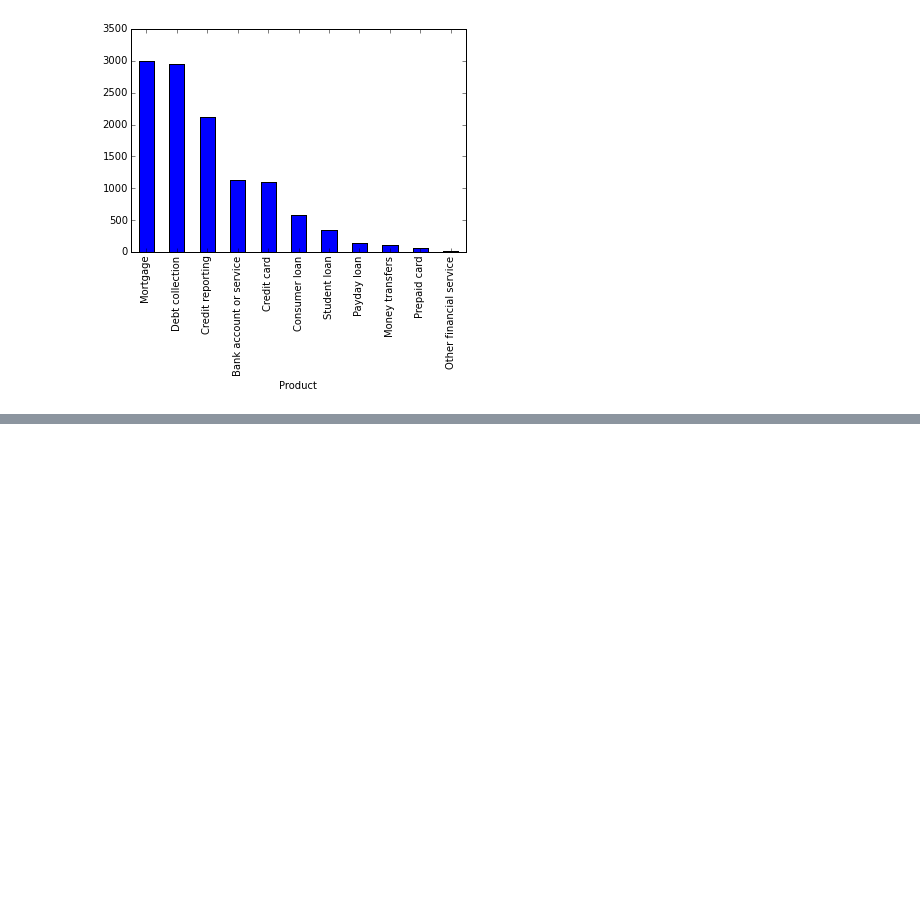
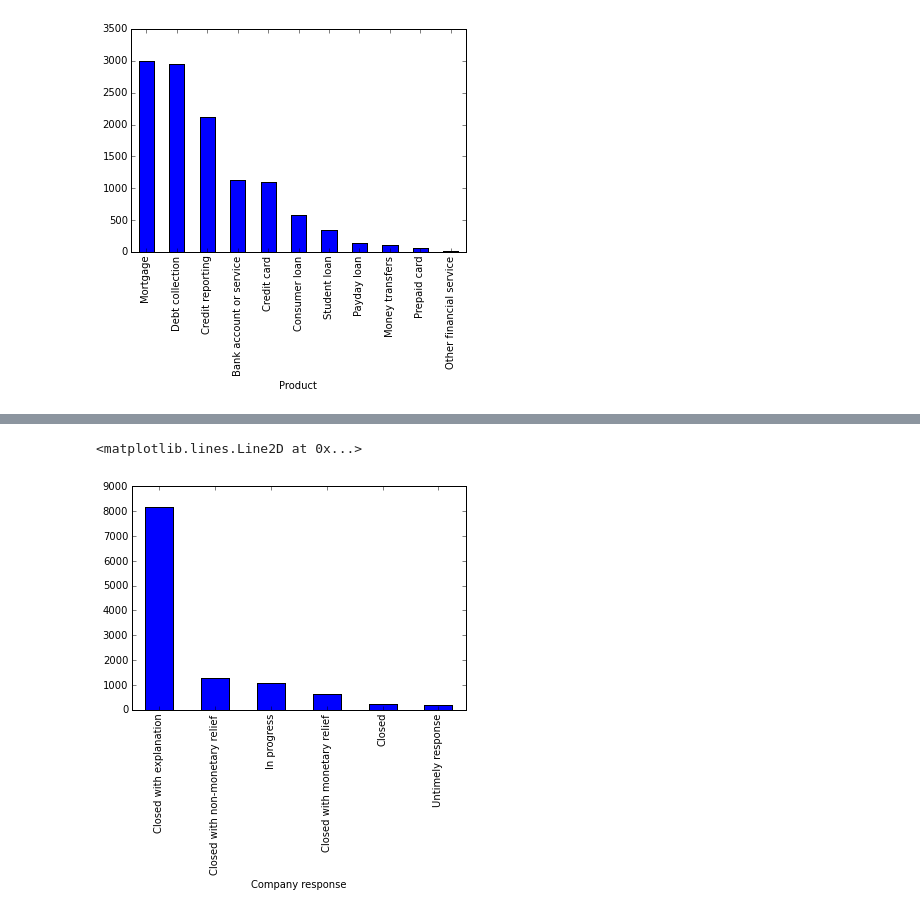
Before and after one commit to tiy-gvl-python-2015-09/consumer-complaints, a Jupyter notebook: Consumer complaints.ipynb, the cells around one changed output, grey strips where cells are left out. Cells and saved outputs as stored; diff of their text form; code cells hidden in the pictures; blank space fills up the shorter version.

```diff
--- a/Consumer complaints.ipynb
+++ b/Consumer complaints.ipynb
@@ -65,0 +80,5 @@ products.ix[0].plot(kind='bar', sort_columns=True); plt.axhline(0, color='k');
+# %%
+company_responses.ix[0].plot(kind="bar", sort_columns=True); plt.axhline(0, color='k')
+# %% [output]
+<matplotlib.lines.Line2D at 0x...>
+[figure, added]
```
Also changed, not shown: parts of 17 cells of this notebook.
